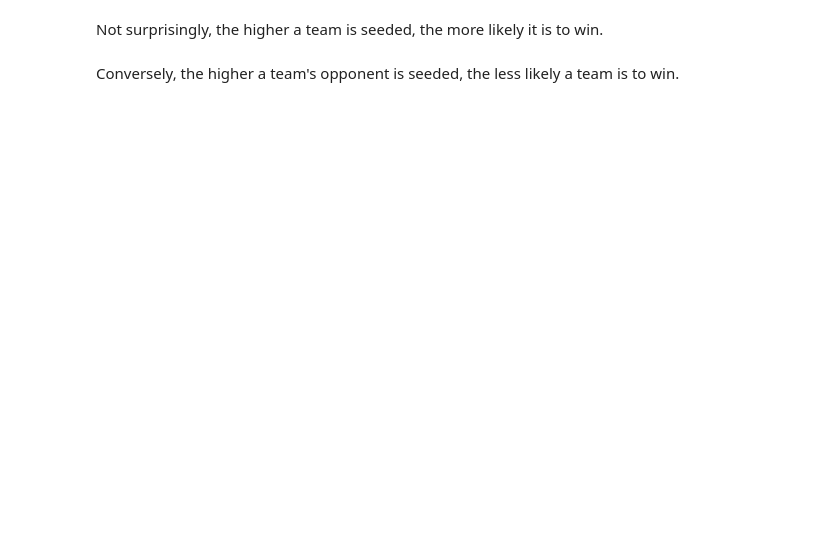
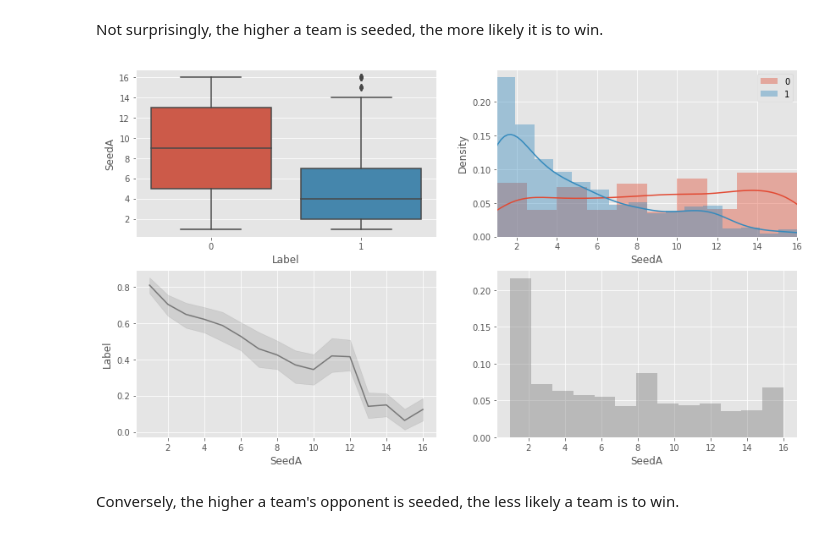
Before and after one commit to nyjgary/march-madness-2020, a Jupyter notebook: March-Madness-2020.ipynb, the cells around one changed output. Drawn from its saved outputs; the diff is of its cells as text; code cells hidden in the pictures; blank space fills up the shorter version.

```diff
--- a/March-Madness-2020.ipynb
+++ b/March-Madness-2020.ipynb
@@ -157,4 +157,27 @@ def create_match_ups(seeds, seasons=None):
 
     return pairs
 
-len(create_match_ups(seeds, seasons=(2015, 2019)))
+def reformat_tourney_results(tourney_results):
+    """ Reformat tournament results into a more useful format (WTeamID/LTeamID --> TeamA/TeamB) """
+
+    reformatted = tourney_results.assign(
+        TeamA = lambda x: x[['WTeamID','LTeamID']].min(axis=1),
+        TeamB = lambda x: x[['WTeamID','LTeamID']].max(axis=1),
+        Teams = lambda x: x['TeamA'].astype(str) + '_' + x['TeamB'].astype(str),
+        ID = lambda x: x['Season'].astype(str) + '_' + x['Teams'],
+        Won = lambda x: np.where(x['WTeamID'] < x['LTeamID'], 1, 0),
+        ScoreTeamA = lambda x: np.where(x['WTeamID'] == x['TeamA'], x['WScore'], x['LScore']),
+        ScoreTeamB = lambda x: np.where(x['WTeamID'] == x['TeamB'], x['WScore'], x['LScore']),
+        ScoreDiff = lambda x: x['ScoreTeamA'] - x['ScoreTeamB']
+    )
+
+    cols_to_return = ['ID', 'Season', 'TeamA', 'TeamB', 'Teams', 'Won',
+                      'ScoreTeamA', 'ScoreTeamB', 'ScoreDiff', 'DayNum', 'NumOT', 'WLoc']
+
+    return reformatted[cols_to_return]
+
+def append_labels(pairs, tourney_results_reformatted):
+    """ Given set of all possible match-ups, reduce to pairs with historical results, and append relevant labels """
+    labeled = pairs.merge(tourney_results_reformatted[['ID', 'Won']], how='inner', on='ID')\
+                   .rename(columns={'Won': 'Label'})
+    return labeled
@@ -181,0 +184,4 @@ def reformat_obs(tourney_results):
+# %%
+# reformat tournament results - to be used to generate historical features later
+tourney_results_reformatted = reformat_tourney_results(tourney_results)
+tourney_results_reformatted.head()
@@ -181,0 +195,5 @@ def reformat_obs(tourney_results):
+# %%
+pairs = create_match_ups(seeds, seasons=(1985, 2019))
+labeled_pairs = append_labels(pairs, tourney_results_reformatted)
+print("There are {} possible match-ups, but only {} were realized and have labels to train with!".format(
+    len(pairs), len(labeled_pairs)))
@@ -182,5 +202,3 @@ def reformat_obs(tourney_results):
 # %%
-data = reformat_obs(tourney_results)
-data.info()
-display(data.query("Teams == '1314_1437'")) # UNC-Villanova head-to-heads
-data['Won'].value_counts()
+labeled_pairs.info()
+display(labeled_pairs.query("Teams == '1314_1437'")) # UNC-Villanova head-to-heads
@@ -204,7 +249,9 @@ data2.query("Teams == '1314_1437'")
 # %% [markdown]
 Not surprisingly, the higher a team is seeded, the more likely it is to win.
 # %%
-clf_eda_numeric(data2, feature='SeedA')
+clf_eda_numeric(labeled_pairs_w_seeds, feature='SeedA')
+# %% [output]
+[figure, added]
 # %% [markdown]
 Conversely, the higher a team's opponent is seeded, the less likely a team is to win.
 # %%
```
Also changed, not shown: parts of 16 cells of this notebook.
